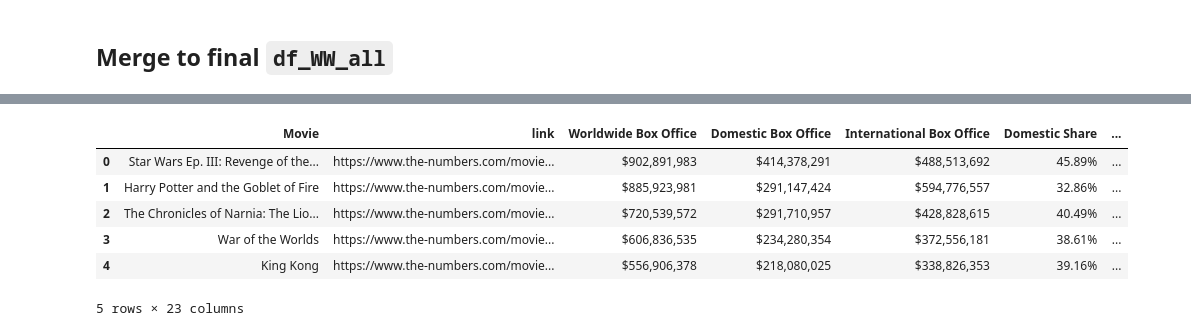
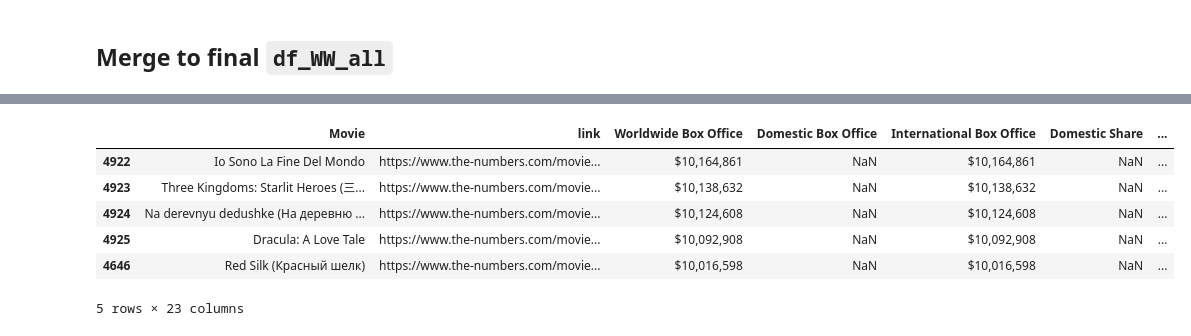
Before and after one commit to nahnhh/top-movies-2005-2025, a Jupyter notebook: webcrawl2_movie details.ipynb, the cells around one changed output, grey strips where cells are left out. Drawn from its saved outputs; the diff is of its cells as text; code cells hidden in the pictures.

```diff
--- a/webcrawl2_movie details.ipynb
+++ b/webcrawl2_movie details.ipynb
@@ -402,8 +402,8 @@ DataFrame content:
 import pandas as pd
 
 df_WW_all = pd.read_csv("WW_all.csv")
-movie_details_df = pd.read_csv("movie_details.csv").dropna(subset=['link']).sort_values(by=['Year Recorded','Rank'])
-df_WW_all_new = pd.merge(df_WW_all, movie_details_df, on='link', how='right')
+movie_details_df = pd.read_csv("movie_details.csv").dropna(subset=['link'])
+df_WW_all_new = pd.merge(df_WW_all, movie_details_df, on='link', how='right').sort_values(by=['Year Recorded','Rank'])
 df_WW_all_new.to_csv('WW_all_new.csv', index=False)
 df_WW_all_new.info()
 # %% [output]
@@ -411,10 +427,10 @@ KeyError: 'Year Recorded'
 # %%
-df_WW_all_new.head()
+df_WW_all_new.tail()
 # %% [output]
 |  | Movie | link | Worldwide Box Office | Domestic Box Office | International Box Office | Domestic Share | ... |
-| 0 | Star Wars Ep. III: Revenge of the... | https://www.the-numbers.com/movie... | $902,891,983 | $414,378,291 | $488,513,692 | 45.89% | ... |
-| 1 | Harry Potter and the Goblet of Fire | https://www.the-numbers.com/movie... | $885,923,981 | $291,147,424 | $594,776,557 | 32.86% | ... |
-| 2 | The Chronicles of Narnia: The Lio... | https://www.the-numbers.com/movie... | $720,539,572 | $291,710,957 | $428,828,615 | 40.49% | ... |
-| 3 | War of the Worlds | https://www.the-numbers.com/movie... | $606,836,535 | $234,280,354 | $372,556,181 | 38.61% | ... |
-| 4 | King Kong | https://www.the-numbers.com/movie... | $556,906,378 | $218,080,025 | $338,826,353 | 39.16% | ... |
+| 4922 | Io Sono La Fine Del Mondo | https://www.the-numbers.com/movie... | $10,164,861 | NaN | $10,164,861 | NaN | ... |
+| 4923 | Three Kingdoms: Starlit Heroes (三... | https://www.the-numbers.com/movie... | $10,138,632 | NaN | $10,138,632 | NaN | ... |
+| 4924 | Na derevnyu dedushke (На деревню ... | https://www.the-numbers.com/movie... | $10,124,608 | NaN | $10,124,608 | NaN | ... |
+| 4925 | Dracula: A Love Tale | https://www.the-numbers.com/movie... | $10,092,908 | NaN | $10,092,908 | NaN | ... |
+| 4646 | Red Silk (Красный шелк) | https://www.the-numbers.com/movie... | $10,016,598 | NaN | $10,016,598 | NaN | ... |
 5 rows × 23 columns
```
Also changed, not shown: parts of 1 cell of this notebook.
